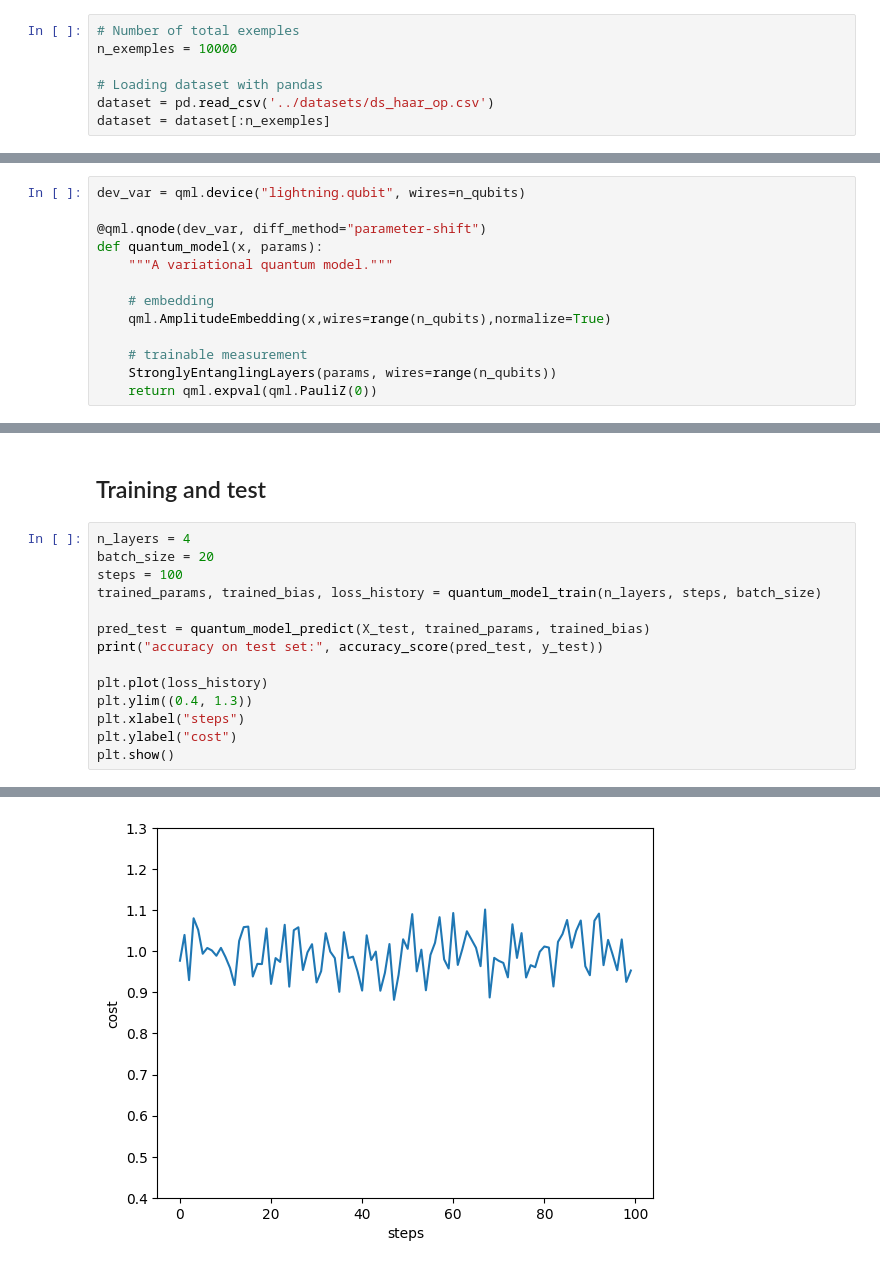
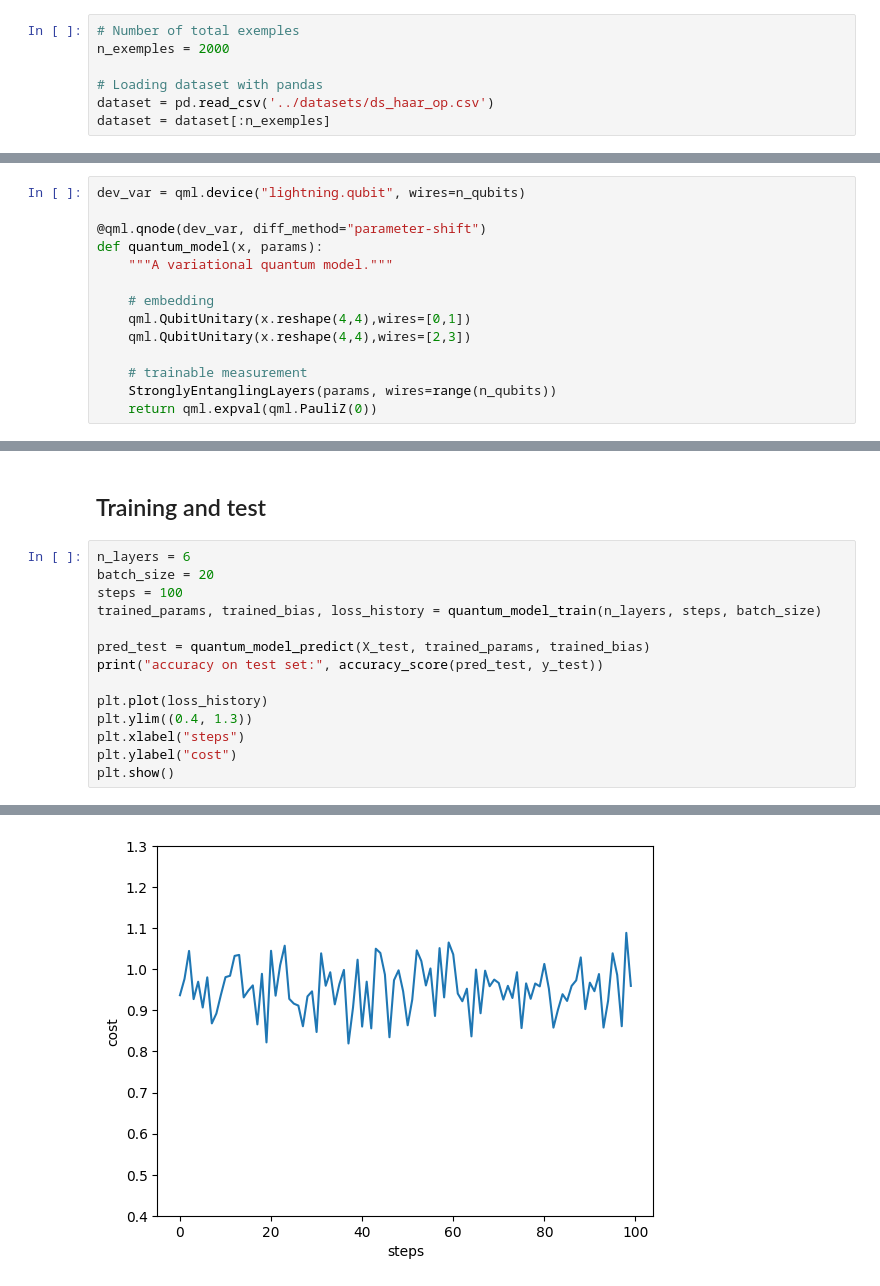
Before and after one commit to Brusa99/EntanglementDetectionQML, a Jupyter notebook: qvc/qvc_haar_stat.ipynb, the cells around one changed output, grey strips where cells are left out. Drawn from its saved outputs; the diff is of its cells as text.

```diff
--- a/qvc/qvc_haar_stat.ipynb
+++ b/qvc/qvc_haar_stat.ipynb
@@ -27,6 +25,6 @@ The dataset contains 10,000 examples consisting of 10 features and a binary labe
 # %%
 # Number of total exemples
-n_exemples = 10000
+n_exemples = 2000
 
 # Loading dataset with pandas
 dataset = pd.read_csv('../datasets/ds_haar_op.csv')
@@ -62,7 +62,8 @@ def quantum_model(x, params):
     """A variational quantum model."""
 
     # embedding
-    qml.AmplitudeEmbedding(x,wires=range(n_qubits),normalize=True)
+    qml.QubitUnitary(x.reshape(4,4),wires=[0,1])
+    qml.QubitUnitary(x.reshape(4,4),wires=[2,3])
 
     # trainable measurement
     StronglyEntanglingLayers(params, wires=range(n_qubits))
@@ -143,7 +144,7 @@ def quantum_model_predict(X_pred, trained_params, trained_bias):
 # %% [markdown]
 ## Training and test
 # %%
-n_layers = 4
+n_layers = 6
 batch_size = 20
 steps = 100
 trained_params, trained_bias, loss_history = quantum_model_train(n_layers, steps, batch_size)
@@ -171 +172 @@ accuracy on test set: 0.4875
-[figure, old version]
+[figure, new version]
```
Also changed, not shown: parts of 8 cells of this notebook, 2 other files.
